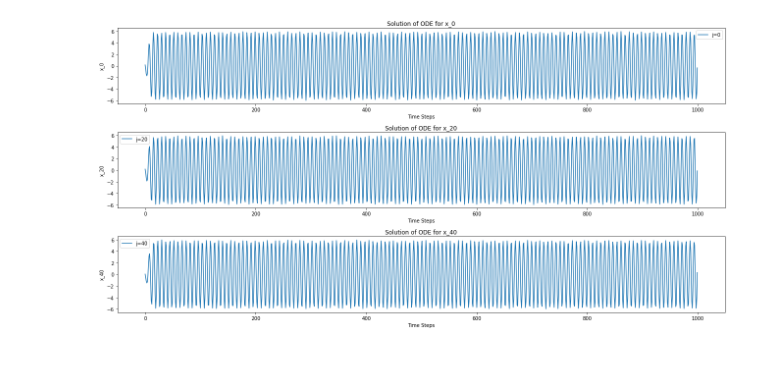
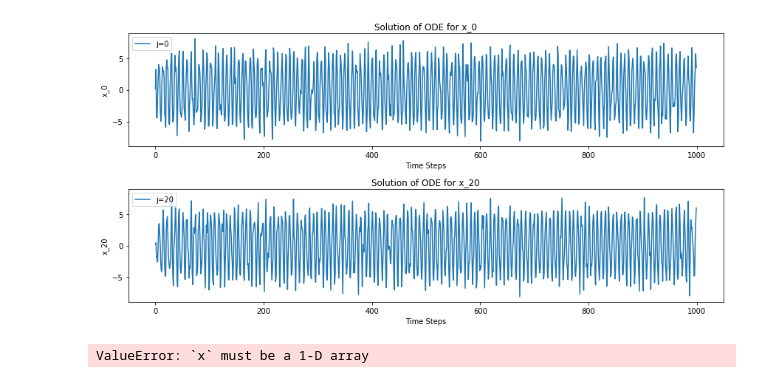
Before and after one commit to shayan823/Deco-Group-1A, a Jupyter notebook: PythonNotebooks/signal_processing.ipynb, the cells around one changed output. Saved outputs shown, nothing was run; the diff lists cells and outputs as text; code cells hidden in the pictures.

Commit message:
signal processing code and plots

```diff
--- a/PythonNotebooks/signal_processing.ipynb
+++ b/PythonNotebooks/signal_processing.ipynb
@@ -7,8 +7,8 @@ from network import solve_ode_network
 from scipy.signal import hilbert, butter, filtfilt
 # %%
 def plot_x_values(x_values):
-    j = np.array([0, 20, 40])
-    fig, axes = plt.subplots(len(j), 1, figsize=(18, len(j)*3))
+    j = np.array([0,20])
+    fig, axes = plt.subplots(len(j), 1, figsize=(12, len(j)*3))
 
     for i in range(len(j)):
         axes[i].plot(x_values[:,j[i]], label=f'j={j[i]}')
@@ -33,7 +24,3 @@ x_values, y_values = solve_ode_network(num_steps, dt, a, omega, beta, C)
-# %%
-plot_x_values(x_values)
-# %% [output]
-[figure, removed]
 # %%
 # Function to apply band-pass filter
 def bandpass_filter(data, lowcut, highcut, fs, order=5):
@@ -61,3 +41,23 @@ lowpass_cutoff = 0.2
+# %%
+f = 12
+num_steps = 1000  # total steps
+dt = 0.01  # time step
+a = 0.0  # intrinsic dynamics parameters for each neuron
+omega = 2 * np.pi * f  # angular frequencies for each neuron
+beta = 1000  # noise level
+G = 0.5
+
+# Filter parameters
+fs = 1/dt
+band_lowcut = f - 2
+band_highcut = f + 2
+lowpass_cutoff = 0.2
+# %%
+# Solve the ODEs
+x_values, y_values = solve_ode_network(num_steps, dt, a, omega, beta, C, G)
+plot_x_values(x_values)
+# %% [output]
+[figure, added]
 # %%
 # Preallocate arrays for filtered signals
 filtered_x = np.zeros_like(x_values)
@@ -65 +72,13 @@ filtered_y = np.zeros_like(y_values)
+# %%
+# Calculate the Hilbert transform to get the instantaneous amplitude
+from scipy.signal import hilbert, hilbert2, savgol_filter, find_peaks
+from scipy.interpolate import interp1d
+
+analytical_x = hilbert(filtered_x)
+amplitude_env_x = np.abs(analytical_x)
+
+# analytical_y = hilbert(filtered_y)
+# amplitude_env_y = np.abs(analytical_y)
+# %% [output]
+ValueError: `x` must be a 1-D array
 # %%
```
Also changed, not shown: parts of 11 cells of this notebook, 1 other file.
